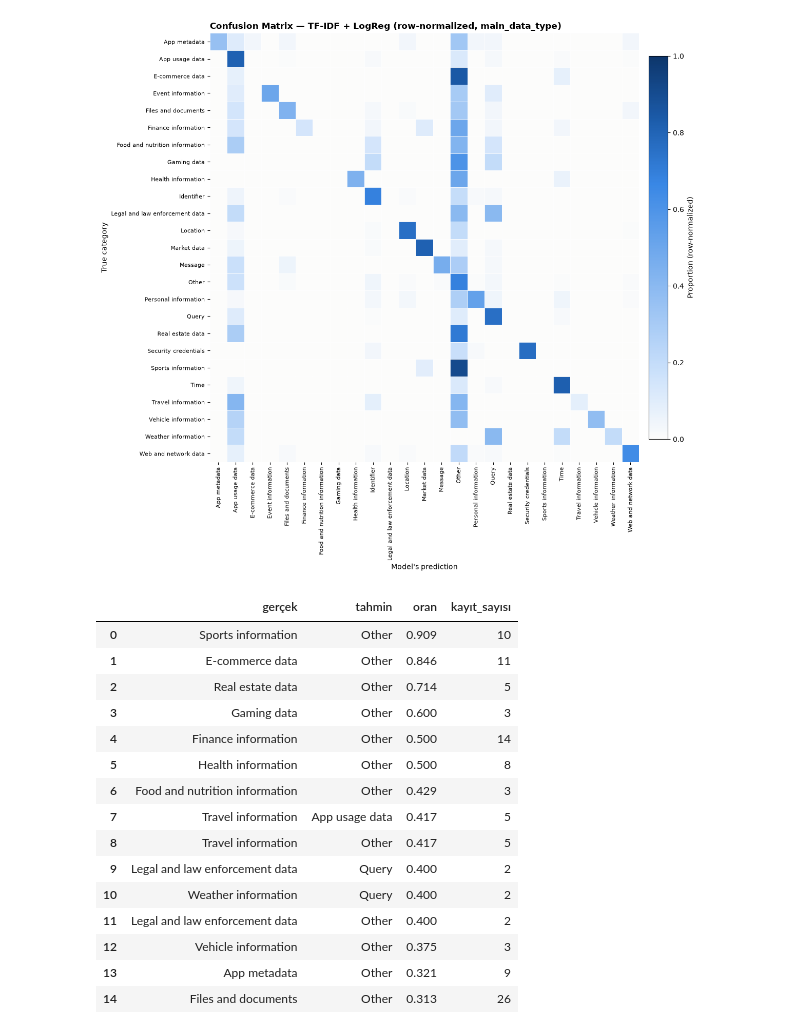
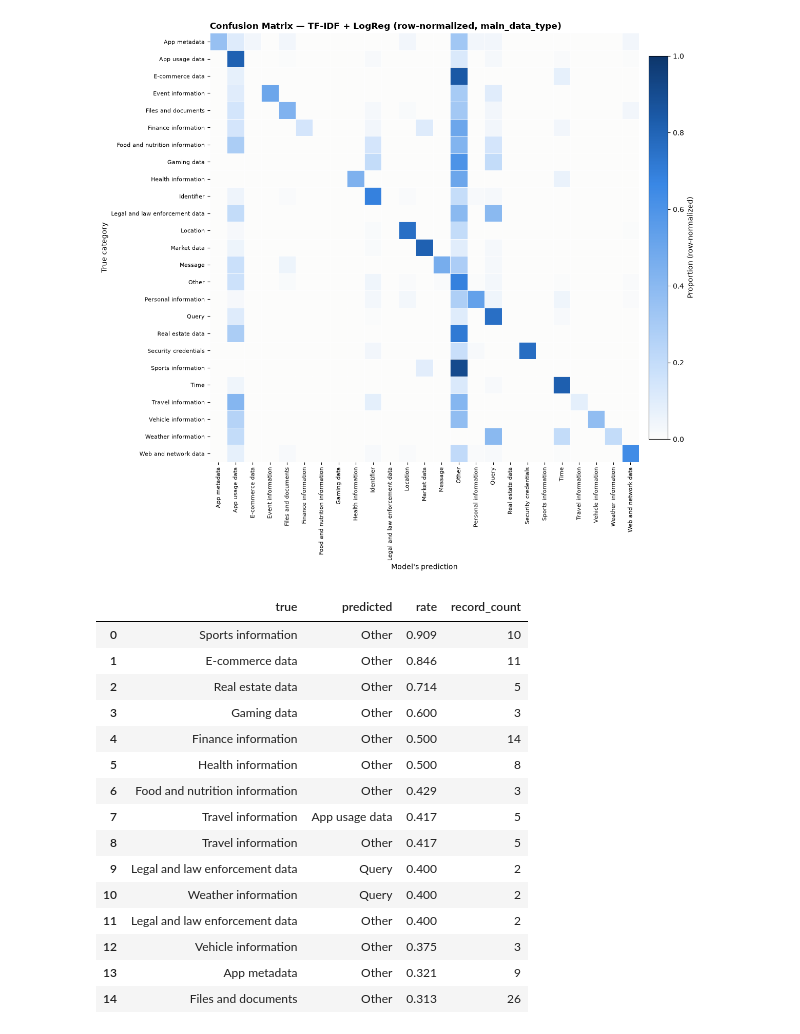
Before and after one commit to elifdikmn/DataPrivacy, a Jupyter notebook: notebooks/bolum2_modelleme.ipynb, the cells around one changed output. Drawn from its saved outputs; the diff is of its cells as text; code cells hidden in the pictures.

```diff
--- a/notebooks/bolum2_modelleme.ipynb
+++ b/notebooks/bolum2_modelleme.ipynb
@@ -622,20 +631,20 @@ plt.show()
 # %%
 confusions = []
 for i, true_label in enumerate(class_labels):
     for j, pred_label in enumerate(class_labels):
         if i != j and cm[i, j] > 0:
             confusions.append({
-                'gerçek': true_label,
-                'tahmin': pred_label,
-                'oran': cm_normalized[i, j],
-                'kayıt_sayısı': cm[i, j],
+                'true': true_label,
+                'predicted': pred_label,
+                'rate': cm_normalized[i, j],
+                'record_count': cm[i, j],
             })
 
-top_confusions = pd.DataFrame(confusions).sort_values('oran', ascending=False).head(15)
-top_confusions['oran'] = top_confusions['oran'].round(3)
+top_confusions = pd.DataFrame(confusions).sort_values('rate', ascending=False).head(15)
+top_confusions['rate'] = top_confusions['rate'].round(3)
 top_confusions.reset_index(drop=True)
 # %% [output]
-|  | gerçek | tahmin | oran | kayıt_sayısı |
+|  | true | predicted | rate | record_count |
 | 0 | Sports information | Other | 0.909 | 10 |
 | 1 | E-commerce data | Other | 0.846 | 11 |
 | 2 | Real estate data | Other | 0.714 | 5 |
```
Also changed, not shown: parts of 26 cells of this notebook, 2 other files.
